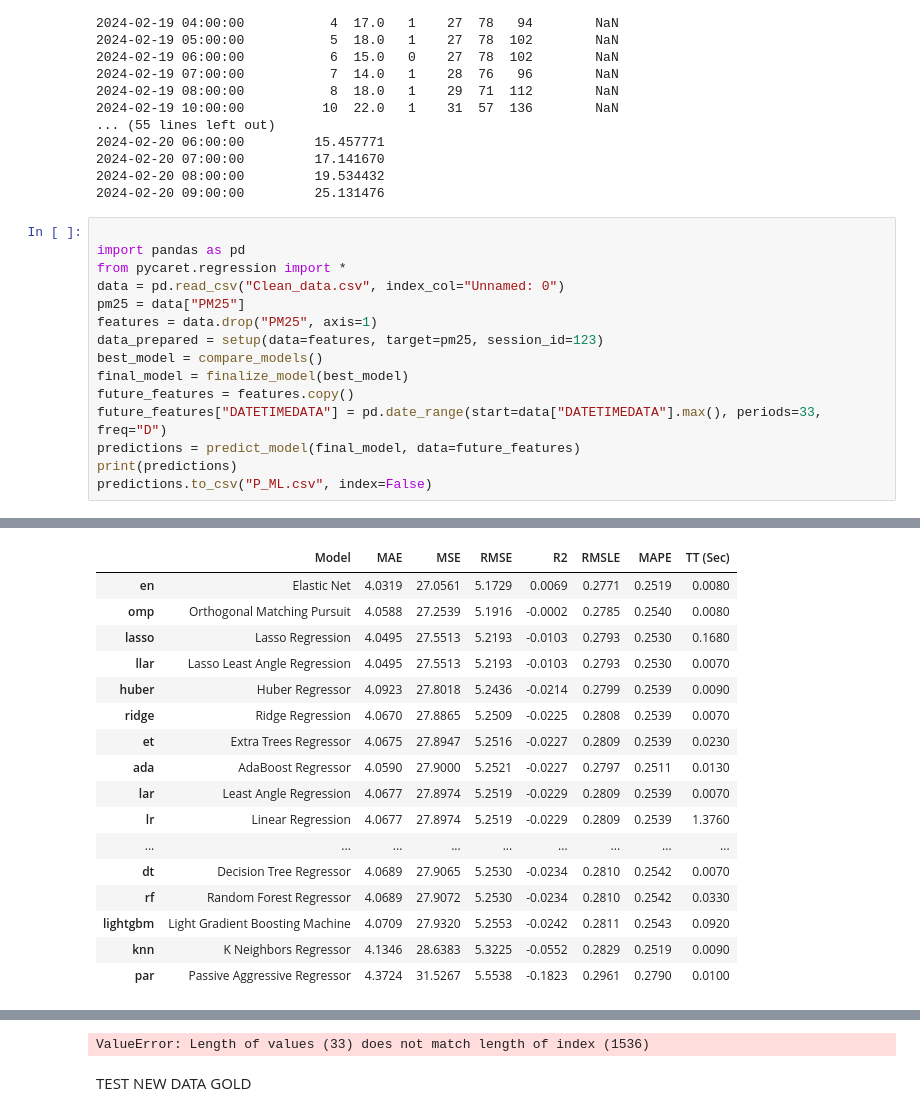
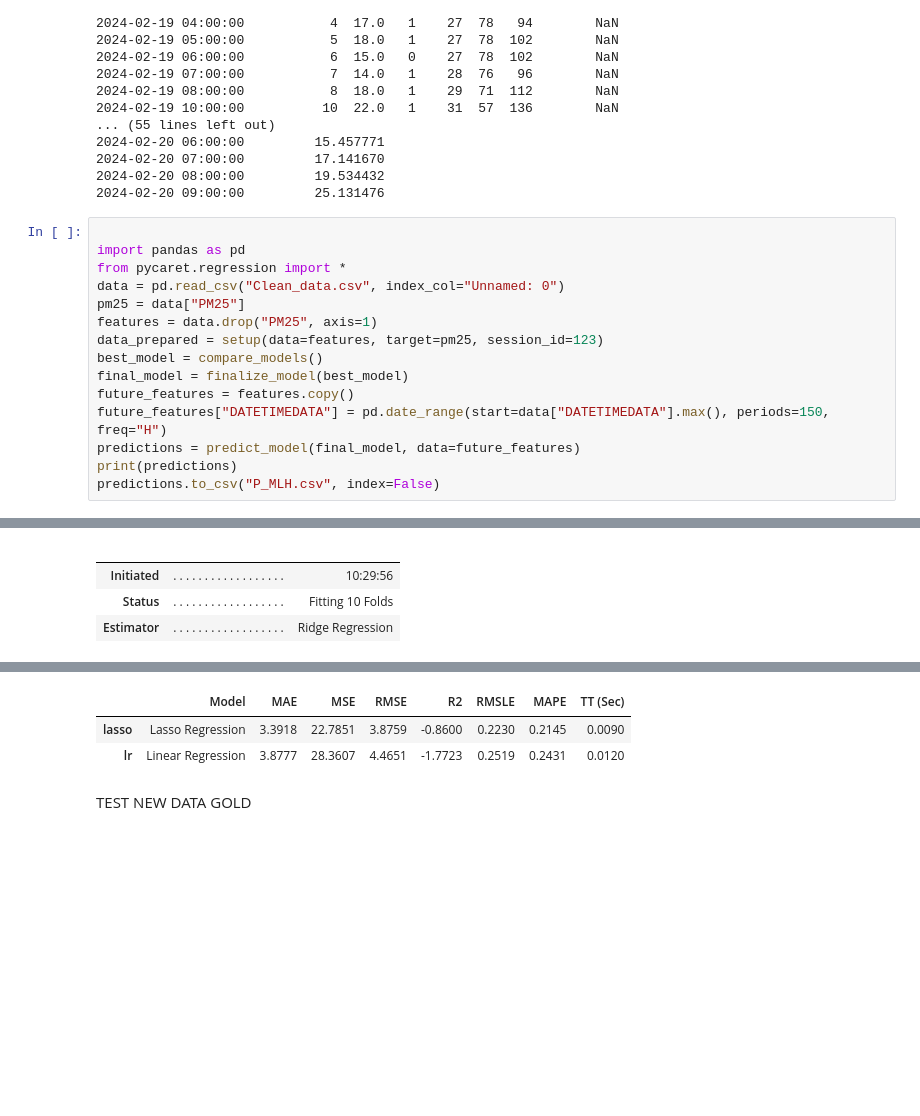
Before and after one commit to Thanathat26/Pm2.5, a Jupyter notebook: ทดสอบ.ipynb, the cells around one changed output, grey strips where cells are left out. Cells and saved outputs as stored; diff of their text form; blank space fills up the shorter version.

```diff
--- a/ทดสอบ.ipynb
+++ b/ทดสอบ.ipynb
@@ -156,10 +156,10 @@ data_prepared = setup(data=features, target=pm25, session_id=123)
 best_model = compare_models()
 final_model = finalize_model(best_model)
 future_features = features.copy()
-future_features["DATETIMEDATA"] = pd.date_range(start=data["DATETIMEDATA"].max(), periods=33, freq="D")
+future_features["DATETIMEDATA"] = pd.date_range(start=data["DATETIMEDATA"].max(), periods=150, freq="H")
 predictions = predict_model(final_model, data=future_features)
 print(predictions)
-predictions.to_csv("P_ML.csv", index=False)
+predictions.to_csv("P_MLH.csv", index=False)
 # %% [output]
 |  | Description | Value |
 | 0 | Session id | 123 |
@@ -182,17 +181,5 @@ predictions.to_csv("P_ML.csv", index=False)
-|  | Model | MAE | MSE | RMSE | R2 | RMSLE | MAPE | TT (Sec) |
-| en | Elastic Net | 4.0319 | 27.0561 | 5.1729 | 0.0069 | 0.2771 | 0.2519 | 0.0080 |
-| omp | Orthogonal Matching Pursuit | 4.0588 | 27.2539 | 5.1916 | -0.0002 | 0.2785 | 0.2540 | 0.0080 |
-| lasso | Lasso Regression | 4.0495 | 27.5513 | 5.2193 | -0.0103 | 0.2793 | 0.2530 | 0.1680 |
-| llar | Lasso Least Angle Regression | 4.0495 | 27.5513 | 5.2193 | -0.0103 | 0.2793 | 0.2530 | 0.0070 |
-| huber | Huber Regressor | 4.0923 | 27.8018 | 5.2436 | -0.0214 | 0.2799 | 0.2539 | 0.0090 |
-| ridge | Ridge Regression | 4.0670 | 27.8865 | 5.2509 | -0.0225 | 0.2808 | 0.2539 | 0.0070 |
-| et | Extra Trees Regressor | 4.0675 | 27.8947 | 5.2516 | -0.0227 | 0.2809 | 0.2539 | 0.0230 |
-| ada | AdaBoost Regressor | 4.0590 | 27.9000 | 5.2521 | -0.0227 | 0.2797 | 0.2511 | 0.0130 |
-| lar | Least Angle Regression | 4.0677 | 27.8974 | 5.2519 | -0.0229 | 0.2809 | 0.2539 | 0.0070 |
-| lr | Linear Regression | 4.0677 | 27.8974 | 5.2519 | -0.0229 | 0.2809 | 0.2539 | 1.3760 |
-| ... | ... | ... | ... | ... | ... | ... | ... | ... |
-| dt | Decision Tree Regressor | 4.0689 | 27.9065 | 5.2530 | -0.0234 | 0.2810 | 0.2542 | 0.0070 |
-| rf | Random Forest Regressor | 4.0689 | 27.9072 | 5.2530 | -0.0234 | 0.2810 | 0.2542 | 0.0330 |
-| lightgbm | Light Gradient Boosting Machine | 4.0709 | 27.9320 | 5.2553 | -0.0242 | 0.2811 | 0.2543 | 0.0920 |
-| knn | K Neighbors Regressor | 4.1346 | 28.6383 | 5.3225 | -0.0552 | 0.2829 | 0.2519 | 0.0090 |
-| par | Passive Aggressive Regressor | 4.3724 | 31.5267 | 5.5538 | -0.1823 | 0.2961 | 0.2790 | 0.0100 |
+|  |  |  |
+|  |  |  |
+| Initiated | . . . . . . . . . . . . . . . . . . | 10:29:56 |
+| Status | . . . . . . . . . . . . . . . . . . | Fitting 10 Folds |
+| Estimator | . . . . . . . . . . . . . . . . . . | Ridge Regression |
@@ -200,4 +186,6 @@ predictions.to_csv("P_ML.csv", index=False)
-ValueError: Length of values (33) does not match length of index (1536)
+|  | Model | MAE | MSE | RMSE | R2 | RMSLE | MAPE | TT (Sec) |
+| lasso | Lasso Regression | 3.3918 | 22.7851 | 3.8759 | -0.8600 | 0.2230 | 0.2145 | 0.0090 |
+| lr | Linear Regression | 3.8777 | 28.3607 | 4.4651 | -1.7723 | 0.2519 | 0.2431 | 0.0120 |
 # %% [markdown]
 TEST NEW DATA GOLD
 # %%
```
Also changed, not shown: parts of 1 cell of this notebook, 3 other files.
